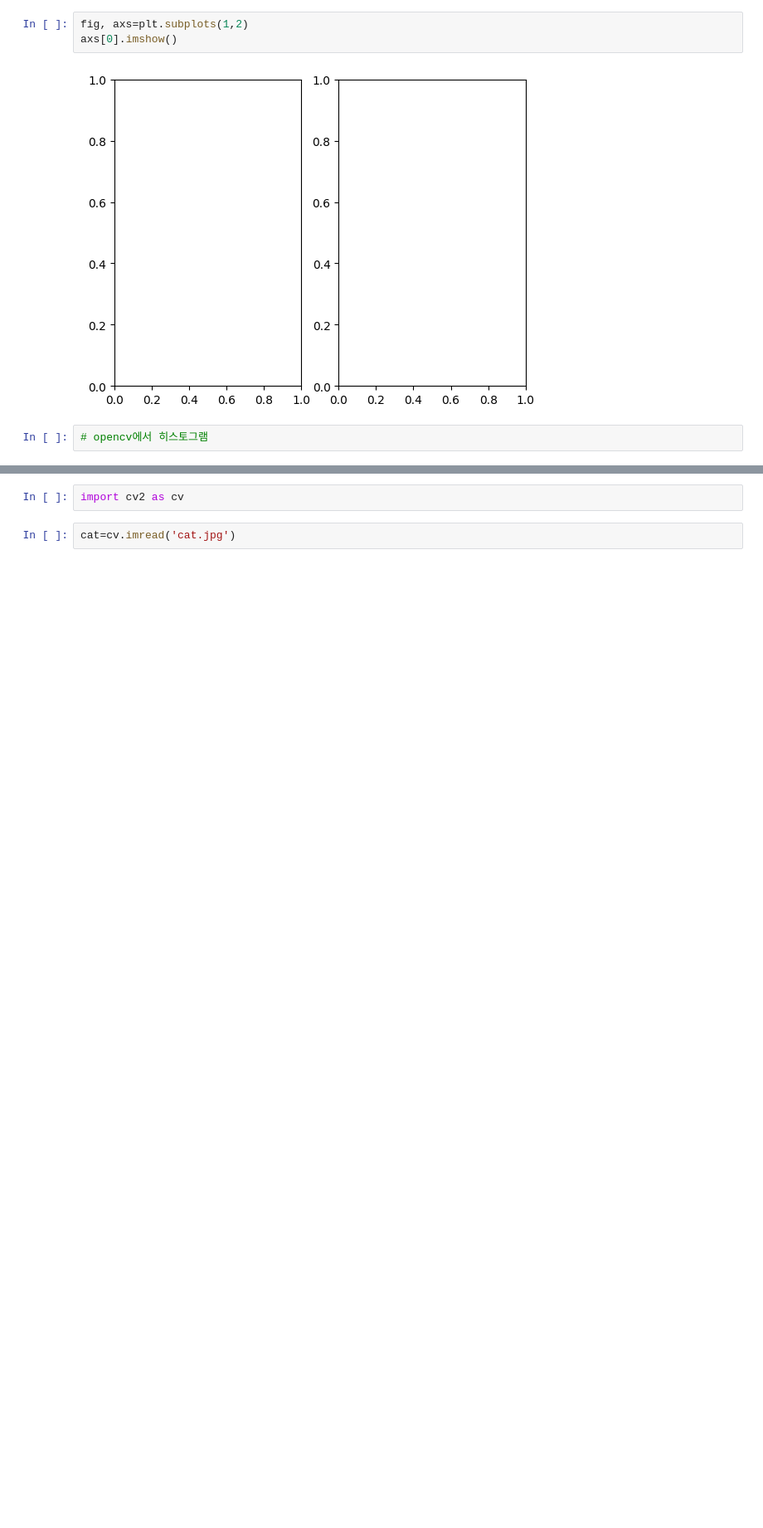
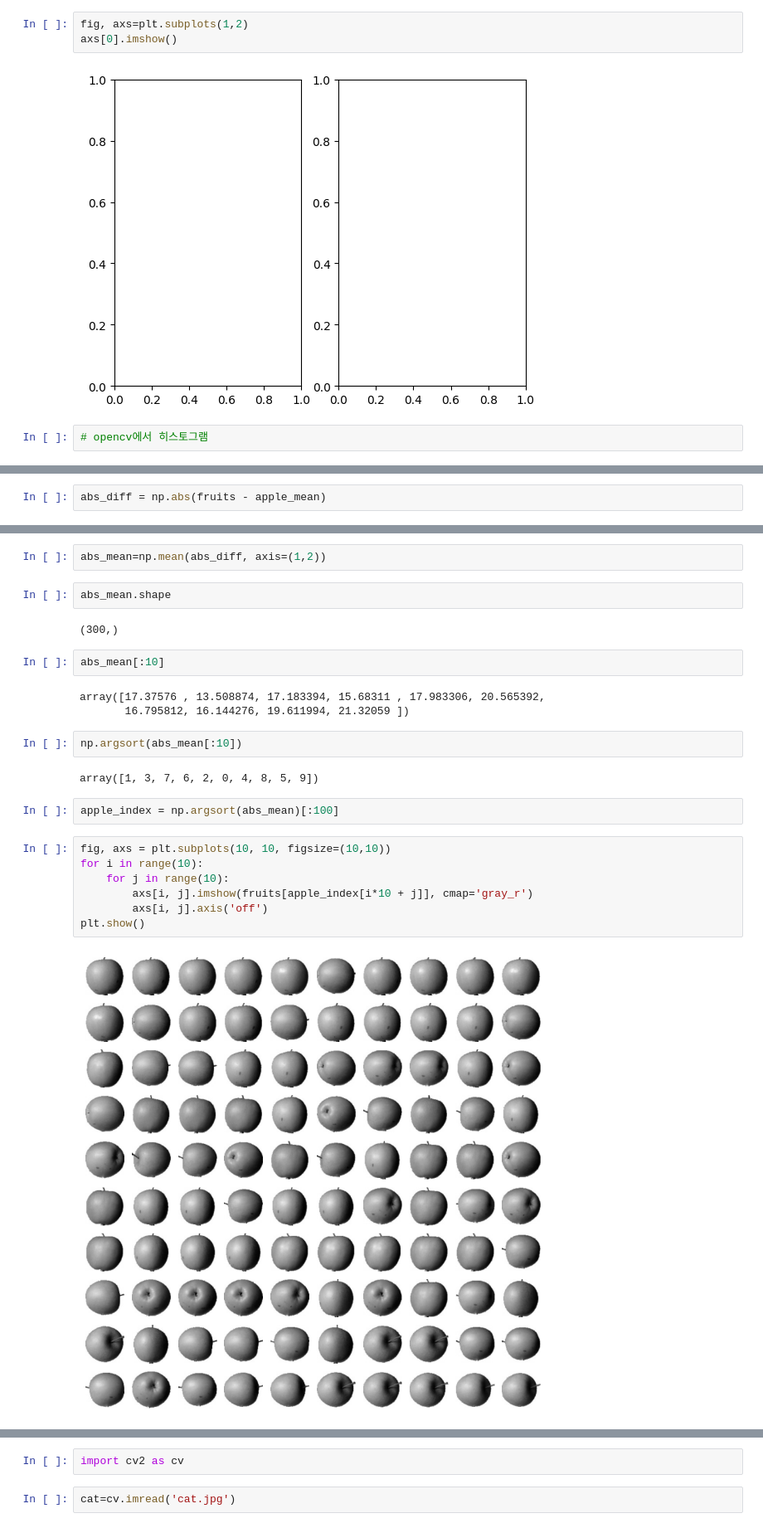
Before and after one commit to lmnjk5583/li_cv, a Jupyter notebook: 비지도학습.ipynb, the cells around one changed output, grey strips where cells are left out. Shown at 83% size. Drawn from its saved outputs; the diff is of its cells as text; blank space fills up the shorter version.

```diff
--- a/비지도학습.ipynb
+++ b/비지도학습.ipynb
@@ -165,0 +248,2 @@ axs[0].imshow()
+# %%
+abs_diff = np.abs(fruits - apple_mean)
@@ -165,0 +367,26 @@ axs[0].imshow()
+# %%
+abs_mean=np.mean(abs_diff, axis=(1,2))
+# %%
+abs_mean.shape
+# %% [output]
+(300,)
+# %%
+abs_mean[:10]
+# %% [output]
+array([17.37576 , 13.508874, 17.183394, 15.68311 , 17.983306, 20.565392,
+       16.795812, 16.144276, 19.611994, 21.32059 ])
+# %%
+np.argsort(abs_mean[:10])
+# %% [output]
+array([1, 3, 7, 6, 2, 0, 4, 8, 5, 9])
+# %%
+apple_index = np.argsort(abs_mean)[:100]
+# %%
+fig, axs = plt.subplots(10, 10, figsize=(10,10))
+for i in range(10):
+    for j in range(10):
+        axs[i, j].imshow(fruits[apple_index[i*10 + j]], cmap='gray_r')
+        axs[i, j].axis('off')
+plt.show()
+# %% [output]
+[figure, added]
```
Also changed, not shown: parts of 26 cells of this notebook, 1 other file.
